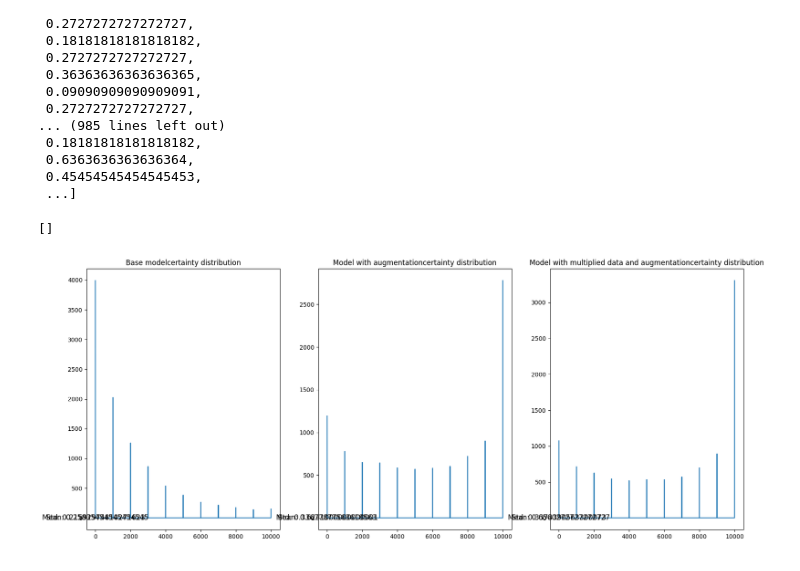
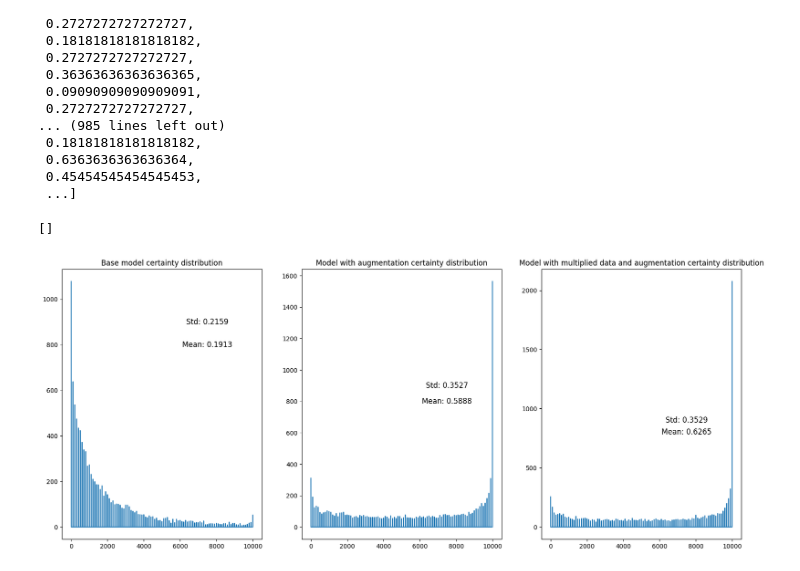
Before and after one commit to Xeena2812/onallo-labor, a Jupyter notebook: main.ipynb, the cells around one changed output. Saved outputs shown, nothing was run; the diff lists cells and outputs as text; code cells hidden in the pictures.

```diff
--- a/main.ipynb
+++ b/main.ipynb
@@ -474,14 +479,16 @@ print(np.argmax(pred_1, axis=1), np.argmax(pred_2, axis=1))
 # 3. evaluate transformed
 # repeat 2. and 3.
 def evaluate_certainty(model, n_transforms=10):
+    max_batch_size = max(len(x_test), get_max_batch_size(model, 32, True)[1])
+
     # 10000x100
-    base_results = model.predict(x_test, batch_size=get_max_batch_size(model, 32, True)[1], verbose=0)
+    base_results = model.predict(x_test, batch_size=max_batch_size, verbose=0)
     # n_transormsx10000x100
     results_after_transform = [base_results]
 
     for _ in range(n_transforms):
         x_transformed = data_augment(x_test)
-        results_after_transform.append(model.predict(x_transformed, batch_size=get_max_batch_size(model, 32, True)[1], verbose=0))
+        results_after_transform.append(model.predict(x_transformed, batch_size=max_batch_size, verbose=0))
 
     results_after_transform = np.array(results_after_transform)
     # 10000x2(#unique, #unique)
@@ -508,15 +515,17 @@ get_max_batch_size(base_model, 32, True)
 # %% [output]
 (1308851, 1048576)
 # %%
+import gc
+gc.collect()
 print("Calculating base model certainty")
-base_model_certs = evaluate_certainty(base_model, 10)
-
+base_model_certs = evaluate_certainty(base_model, 100)
+gc.collect()
 print("Calculating aug model certainty")
-aug_model_certs = evaluate_certainty(aug_model, 10)
-
+aug_model_certs = evaluate_certainty(aug_model, 100)
+gc.collect()
 print("Calculating more aug model certainty")
-more_aug_model_certs = evaluate_certainty(more_aug_model, 10)
-
+more_aug_model_certs = evaluate_certainty(more_aug_model, 100)
+gc.collect()
 print(f'Base model mean certainty: {round(np.mean(base_model_certs) * 100, 2)}%')
 print(f'std: {np.std(base_model_certs)}')
 print(f'Model mean certainty with augmentation: {round(np.mean(aug_model_certs) * 100, 2)}%')
@@ -556,18 +565,20 @@ base_model_certs
 # %%
 fig, axes = plt.subplots(nrows=1, ncols=3, figsize=(20, 8))
 certainties = [base_model_certs, aug_model_certs, more_aug_model_certs]
 model_names= ['Base model', 'Model with augmentation', 'Model with multiplied data and augmentation']
 
 for axis, certs, model_name in zip(axes, certainties, model_names):
     hist, bin_edges = np.histogram(certs, bins=len(certs))
     axis.plot(hist)
-    axis.set_title(model_name + "certainty distribution")
-    axis.text(0.5, 0.2, f'Mean: {np.mean(certs)}', fontsize=12,
+
+    axis.set_title(model_name + " certainty distribution")
+    #axis.set(xlim =(0, 100), ylim =(0, 100))
+    axis.text(7500, 800, f'Mean: {round(np.mean(certs), 4)}', fontsize=12,
         horizontalalignment='center', verticalalignment='center')
-    axis.text(1.5, 0.2, f'Std: {np.std(certs)}', fontsize=12,
+    axis.text(7500, 900, f'Std: {round(np.std(certs), 4)}', fontsize=12,
         horizontalalignment='center', verticalalignment='center')
 
 plt.plot()
 # %% [output]
 []
-[figure, old version]
+[figure, new version]
```
Also changed, not shown: parts of 5 cells of this notebook.
